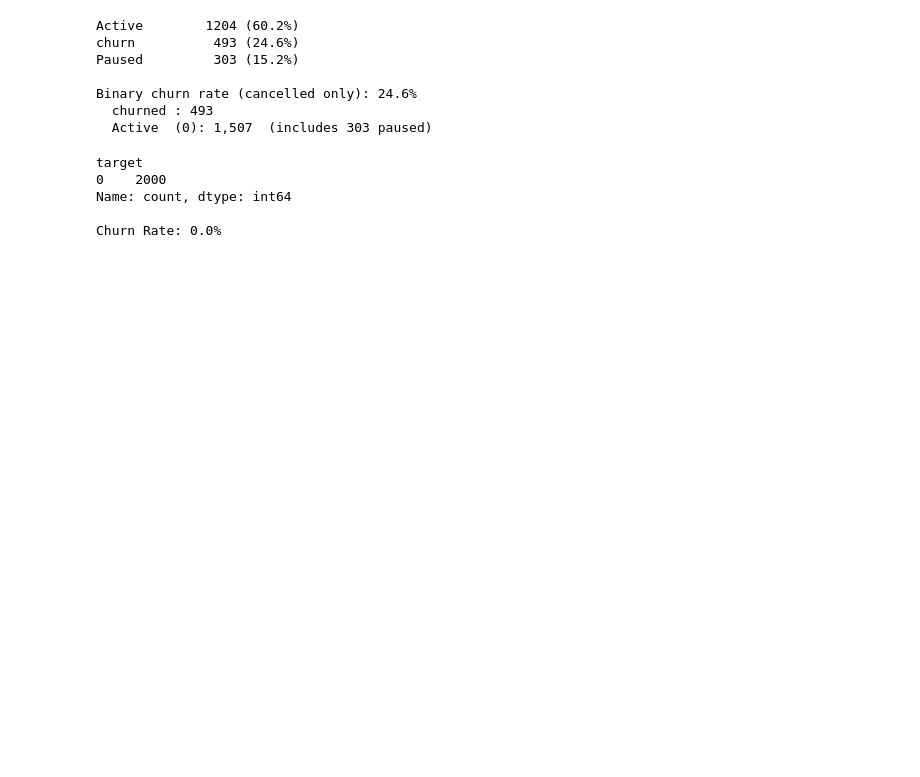
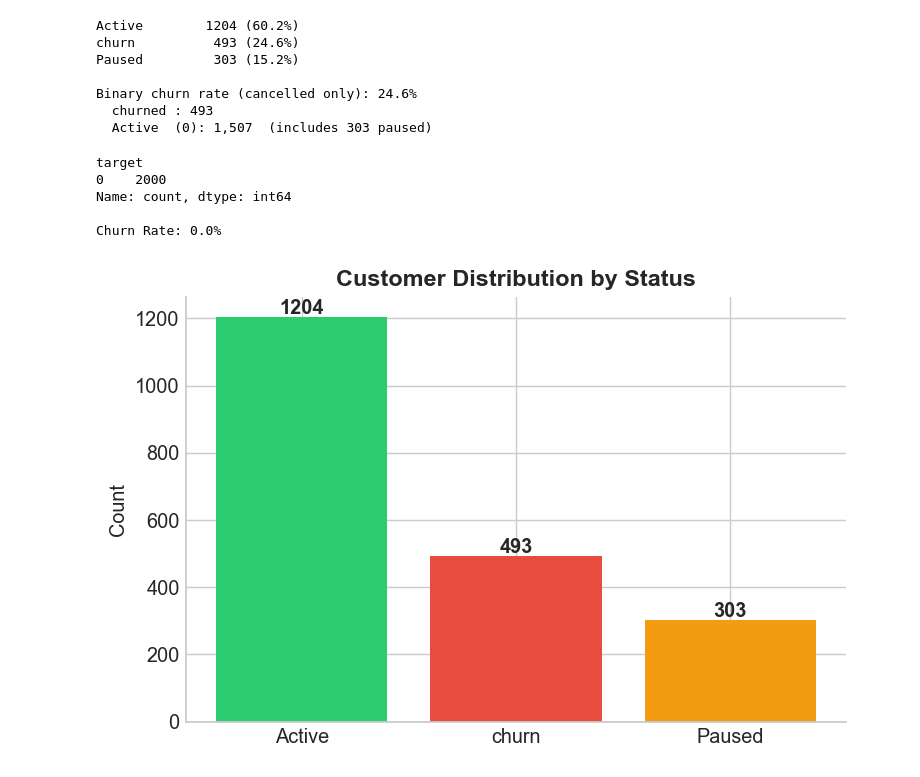
Before and after one commit to shivakumarkadagad25-glitch/customer-churn-analysis, a Jupyter notebook: EDA.Ipynb, the cells around one changed output. Cells and saved outputs as stored; diff of their text form; code cells hidden in the pictures; blank space fills up the shorter version.

```diff
--- a/EDA.Ipynb
+++ b/EDA.Ipynb
@@ -132,6 +133,4 @@ Index(['age', 'product_id', 'country', 'signup_date', 'last_purchase_date',
       dtype='str')
-# %%
-df.drop(columns=['Active_counts','order_id','customer_id'], inplace=True)
 # %%
 counts = df['churn_label'].value_counts()
 for status,n in counts.items():
@@ -163,0 +165,15 @@ Churn Rate: 0.0%
+# %%
+fis, ax = plt.subplots(figsize=(6,4))
+counts = df['churn_label'].value_counts()
+colors = ['#2ecc71','#e74c3c','#f39c12']
+ax.bar(counts.index, counts.values,color=colors)
+ax.set_title('Customer Distribution by Status')
+ax.set_ylabel('Count')
+
+for i, v in enumerate(counts.values):
+    ax.text(i, v+10, str(v), ha='center', fontweight='bold')
+plt.tight_layout()
+plt.savefig('charts/churn_distribution.png', dpi=150)
+plt.show()
+# %% [output]
+[figure, added]
```
Also changed, not shown: parts of 8 cells of this notebook, 3 other files.
